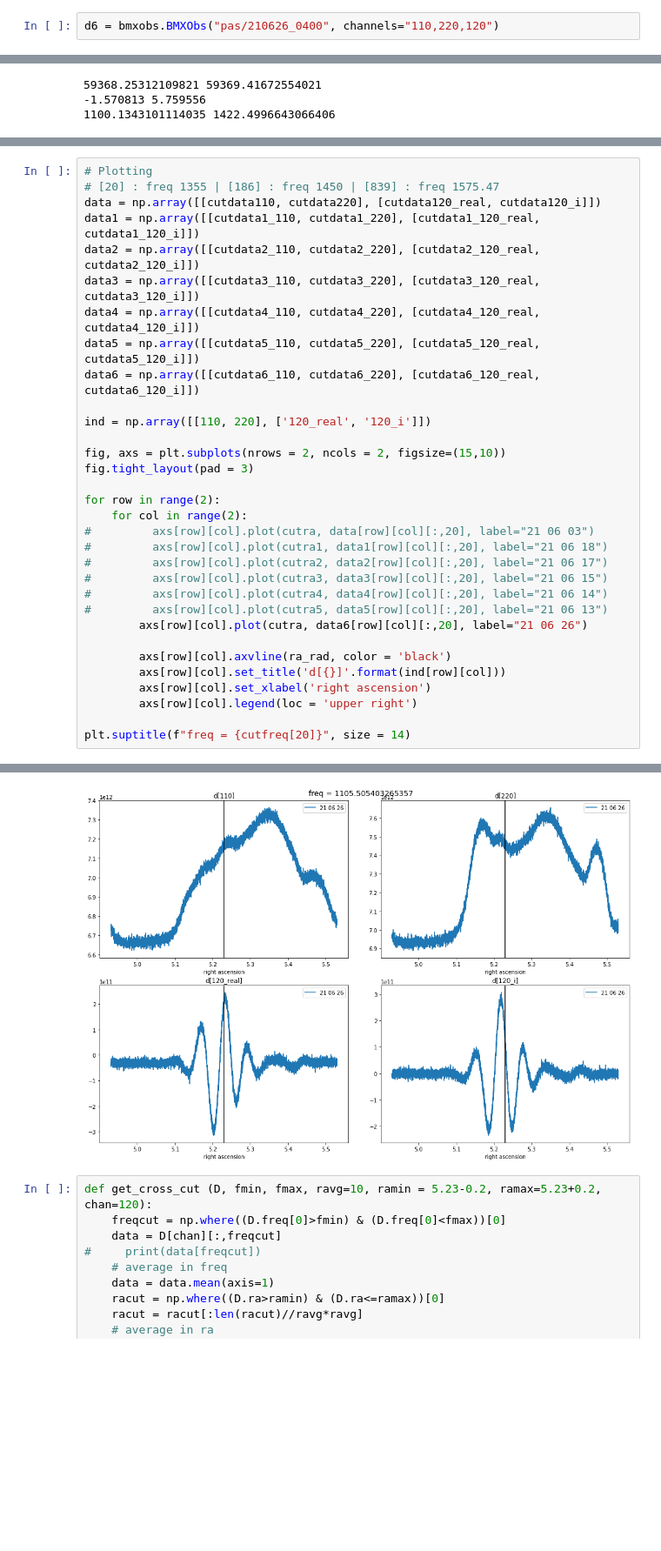
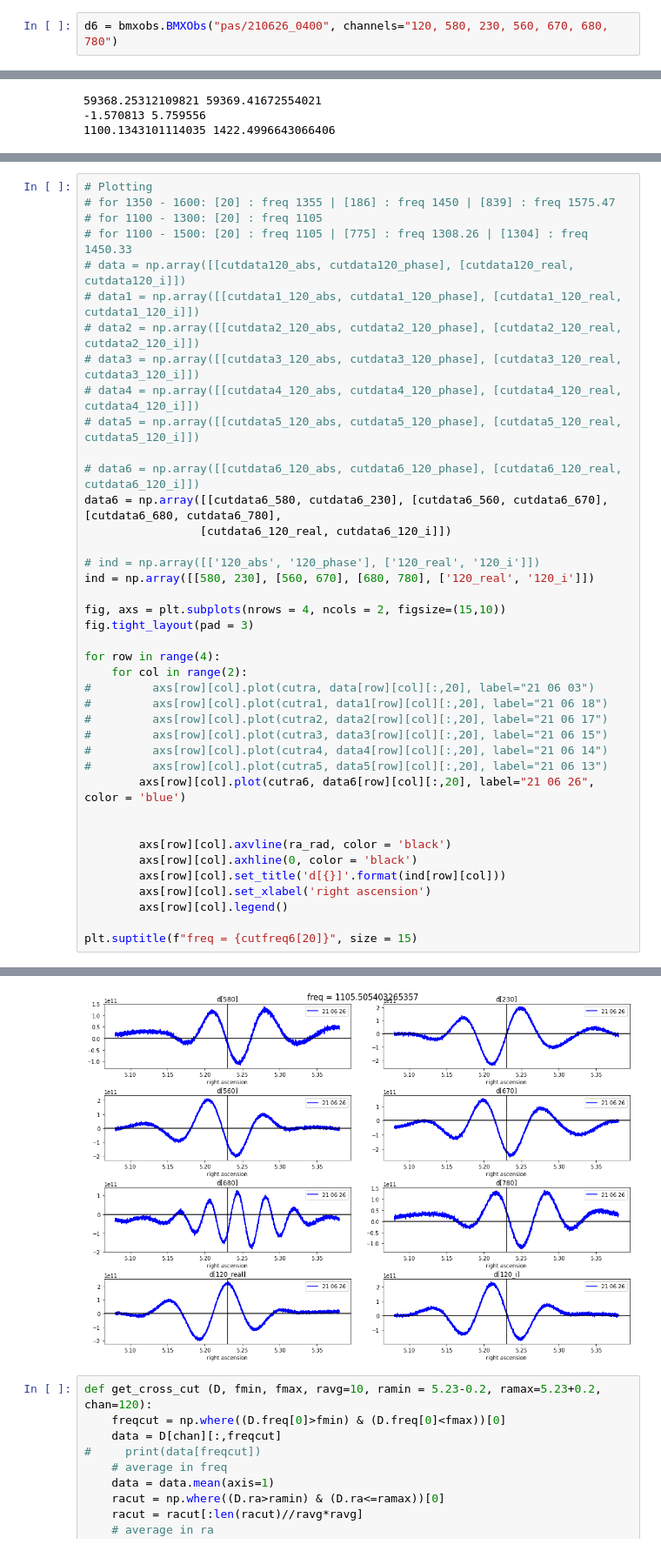
Before and after one commit to bmxdemo/bmxhacks, a Jupyter notebook: interferometry_plots.ipynb, the cells around one changed output, grey strips where cells are left out. Shown: that part at 87% size. Saved outputs shown, nothing was run; the diff lists cells and outputs as text; blank space fills up the shorter version.

```diff
--- a/interferometry_plots.ipynb
+++ b/interferometry_plots.ipynb
@@ -17,7 +28,7 @@ d4 = bmxobs.BMXObs("pas/210614_0500", channels="110,220,120")
 # %%
 d5 = bmxobs.BMXObs("pas/210613_0500", channels="110,220,120")
 # %%
-d6 = bmxobs.BMXObs("pas/210626_0400", channels="110,220,120")
+d6 = bmxobs.BMXObs("pas/210626_0400", channels="120, 580, 230, 560, 670, 680, 780")
 # %%
 print (d.mjd.min(), d.mjd.max())
 print (d.ra.min(), d.ra.max()) # measured in radians
@@ -126,38 +168,46 @@ cutdata6_120_i = np.imag(d6[120][itstart:itend, ifstart:ifend])
 # %%
 # Plotting
-# [20] : freq 1355 | [186] : freq 1450 | [839] : freq 1575.47
-data = np.array([[cutdata110, cutdata220], [cutdata120_real, cutdata120_i]])
-data1 = np.array([[cutdata1_110, cutdata1_220], [cutdata1_120_real, cutdata1_120_i]])
-data2 = np.array([[cutdata2_110, cutdata2_220], [cutdata2_120_real, cutdata2_120_i]])
-data3 = np.array([[cutdata3_110, cutdata3_220], [cutdata3_120_real, cutdata3_120_i]])
-data4 = np.array([[cutdata4_110, cutdata4_220], [cutdata4_120_real, cutdata4_120_i]])
-data5 = np.array([[cutdata5_110, cutdata5_220], [cutdata5_120_real, cutdata5_120_i]])
-data6 = np.array([[cutdata6_110, cutdata6_220], [cutdata6_120_real, cutdata6_120_i]])
+# for 1350 - 1600: [20] : freq 1355 | [186] : freq 1450 | [839] : freq 1575.47
+# for 1100 - 1300: [20] : freq 1105
+# for 1100 - 1500: [20] : freq 1105 | [775] : freq 1308.26 | [1304] : freq 1450.33
+# data = np.array([[cutdata120_abs, cutdata120_phase], [cutdata120_real, cutdata120_i]])
+# data1 = np.array([[cutdata1_120_abs, cutdata1_120_phase], [cutdata1_120_real, cutdata1_120_i]])
+# data2 = np.array([[cutdata2_120_abs, cutdata2_120_phase], [cutdata2_120_real, cutdata2_120_i]])
+# data3 = np.array([[cutdata3_120_abs, cutdata3_120_phase], [cutdata3_120_real, cutdata3_120_i]])
+# data4 = np.array([[cutdata4_120_abs, cutdata4_120_phase], [cutdata4_120_real, cutdata4_120_i]])
+# data5 = np.array([[cutdata5_120_abs, cutdata5_120_phase], [cutdata5_120_real, cutdata5_120_i]])
 
-ind = np.array([[110, 220], ['120_real', '120_i']])
+# data6 = np.array([[cutdata6_120_abs, cutdata6_120_phase], [cutdata6_120_real, cutdata6_120_i]])
+data6 = np.array([[cutdata6_580, cutdata6_230], [cutdata6_560, cutdata6_670], [cutdata6_680, cutdata6_780],
+                 [cutdata6_120_real, cutdata6_120_i]])
 
-fig, axs = plt.subplots(nrows = 2, ncols = 2, figsize=(15,10))
+# ind = np.array([['120_abs', '120_phase'], ['120_real', '120_i']])
+ind = np.array([[580, 230], [560, 670], [680, 780], ['120_real', '120_i']])
+
+fig, axs = plt.subplots(nrows = 4, ncols = 2, figsize=(15,10))
 fig.tight_layout(pad = 3)
 
-for row in range(2):
+for row in range(4):
     for col in range(2):
 #         axs[row][col].plot(cutra, data[row][col][:,20], label="21 06 03")
 #         axs[row][col].plot(cutra1, data1[row][col][:,20], label="21 06 18")
 #         axs[row][col].plot(cutra2, data2[row][col][:,20], label="21 06 17")
 #         axs[row][col].plot(cutra3, data3[row][col][:,20], label="21 06 15")
 #         axs[row][col].plot(cutra4, data4[row][col][:,20], label="21 06 14")
 #         axs[row][col].plot(cutra5, data5[row][col][:,20], label="21 06 13")
-        axs[row][col].plot(cutra, data6[row][col][:,20], label="21 06 26")
+        axs[row][col].plot(cutra6, data6[row][col][:,20], label="21 06 26", color = 'blue')
+
 
         axs[row][col].axvline(ra_rad, color = 'black')
+        axs[row][col].axhline(0, color = 'black')
         axs[row][col].set_title('d[{}]'.format(ind[row][col]))
         axs[row][col].set_xlabel('right ascension')
-        axs[row][col].legend(loc = 'upper right')
+        axs[row][col].legend()
 
-plt.suptitle(f"freq = {cutfreq[20]}", size = 14)
+plt.suptitle(f"freq = {cutfreq6[20]}", size = 15)
 # %% [output]
 Text(0.5, 0.98, 'freq = 1105.505403265357')
-[figure, old version]
+[figure, new version]
 # %%
 def get_cross_cut (D, fmin, fmax, ravg=10, ramin = 5.23-0.2, ramax=5.23+0.2, chan=120):
     freqcut = np.where((D.freq[0]>fmin) & (D.freq[0]<fmax))[0]
```
Also changed, not shown: parts of 4 cells of this notebook, 1 other file.
